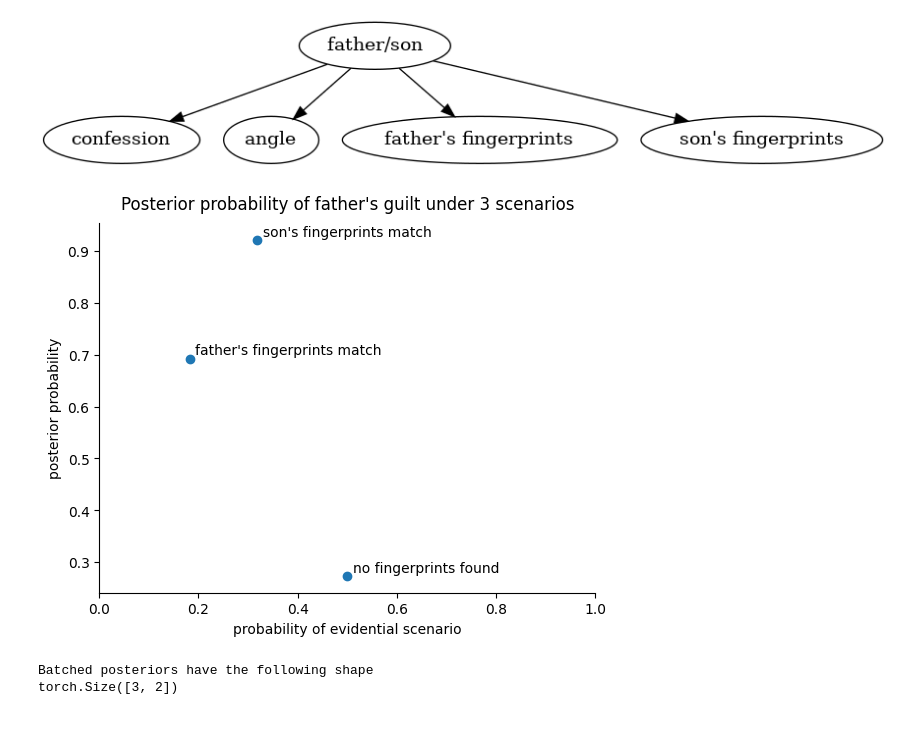
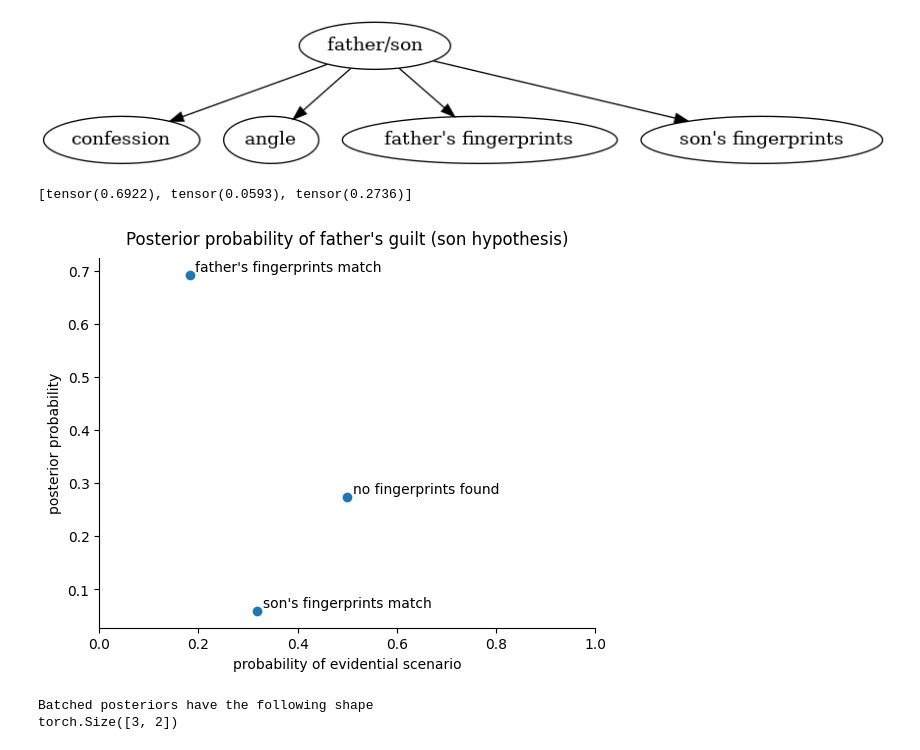
Before and after one commit to rfl-urbaniak/MRbook, a Jupyter notebook: docs/weight/tinbox.ipynb, the cells around one changed output. Drawn from its saved outputs; the diff is of its cells as text; code cells hidden in the pictures.

```diff
--- a/docs/weight/tinbox.ipynb
+++ b/docs/weight/tinbox.ipynb
@@ -879,40 +882,43 @@ display(Image(png_path))
 [figure]
 # %%
 posterior_guilt_probs = [
-    father_posterior_fathers_fingerprint[1],
-    father_posterior_others_fingerprint[1],
-    father_posterior_no_fingerprint[1],
+    tr_son.trace.nodes["posterior_father_fathers_fingerprint"]["value"],
+    tr_son.trace.nodes["posterior_father_son_fingerprint"]["value"],
+    tr_son.trace.nodes["posterior_father_no_fingerprint"]["value"],
 ]
+
+print(posterior_guilt_probs)
 
 labels = [
     "father's fingerprints match",
     "son's fingerprints match",
     "no fingerprints found",
 ]
 fig, ax = plt.subplots()
 ax.scatter(probs_of_evidence_with_son, posterior_guilt_probs)
 for i, label in enumerate(labels):
     ax.annotate(
         label,
         (probs_of_evidence_with_son[i], posterior_guilt_probs[i]),
         textcoords="offset points",
         xytext=(4, 3),
         ha="left",
         fontsize=10,
     )
 
 ax.set_xlabel("probability of evidential scenario")
-ax.set_title("Posterior probability of father's guilt under 3 scenarios", pad=10)
+ax.set_title("Posterior probability of father's guilt (son hypothesis)", pad=10)
 ax.set_ylabel("posterior probability")
 plt.xlim(0, 1)
 
 sns.despine()
 
 plt.savefig("figures/tinbox_posterior_probs_son.pdf")
 
 plt.show()
 # %% [output]
+[tensor(0.6922), tensor(0.0593), tensor(0.2736)]
-[figure, old version]
+[figure, new version]
 # %%
 posteriors = torch.stack(
     [
```
Also changed, not shown: parts of 1 cell of this notebook.
